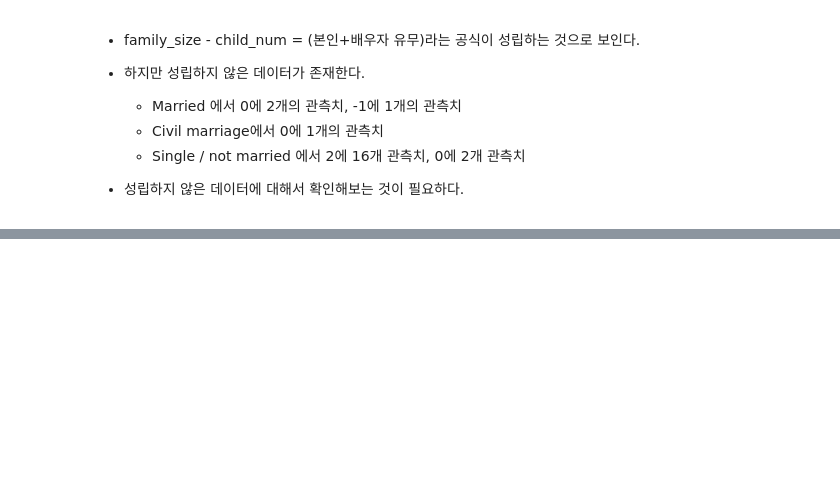
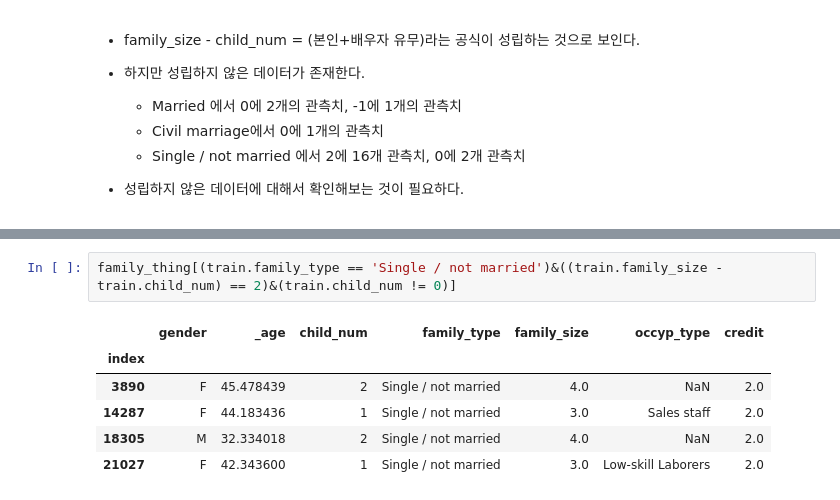
Before and after one commit to Gangtaro/data_science_repository, a Jupyter notebook: COMPETETION_LOG/DACON_210405_credit/dacon_credit_project.ipynb, the cells around one changed output, grey strips where cells are left out. Saved outputs shown, nothing was run; the diff lists cells and outputs as text; blank space fills up the shorter version.

```diff
--- a/COMPETETION_LOG/DACON_210405_credit/dacon_credit_project.ipynb
+++ b/COMPETETION_LOG/DACON_210405_credit/dacon_credit_project.ipynb
@@ -233,0 +292,9 @@ dtype: int64
+# %%
+family_thing[(train.family_type == 'Single / not married')&((train.family_size - train.child_num) == 2)&(train.child_num != 0)]
+# %% [output]
+|  | gender | _age | child_num | family_type | family_size | occyp_type | credit |
+| index |  |  |  |  |  |  |  |
+| 3890 | F | 45.478439 | 2 | Single / not married | 4.0 | NaN | 2.0 |
+| 14287 | F | 44.183436 | 1 | Single / not married | 3.0 | Sales staff | 2.0 |
+| 18305 | M | 32.334018 | 2 | Single / not married | 4.0 | NaN | 2.0 |
+| 21027 | F | 42.343600 | 1 | Single / not married | 3.0 | Low-skill Laborers | 2.0 |
```
Also changed, not shown: parts of 11 cells of this notebook, 1 other file.
